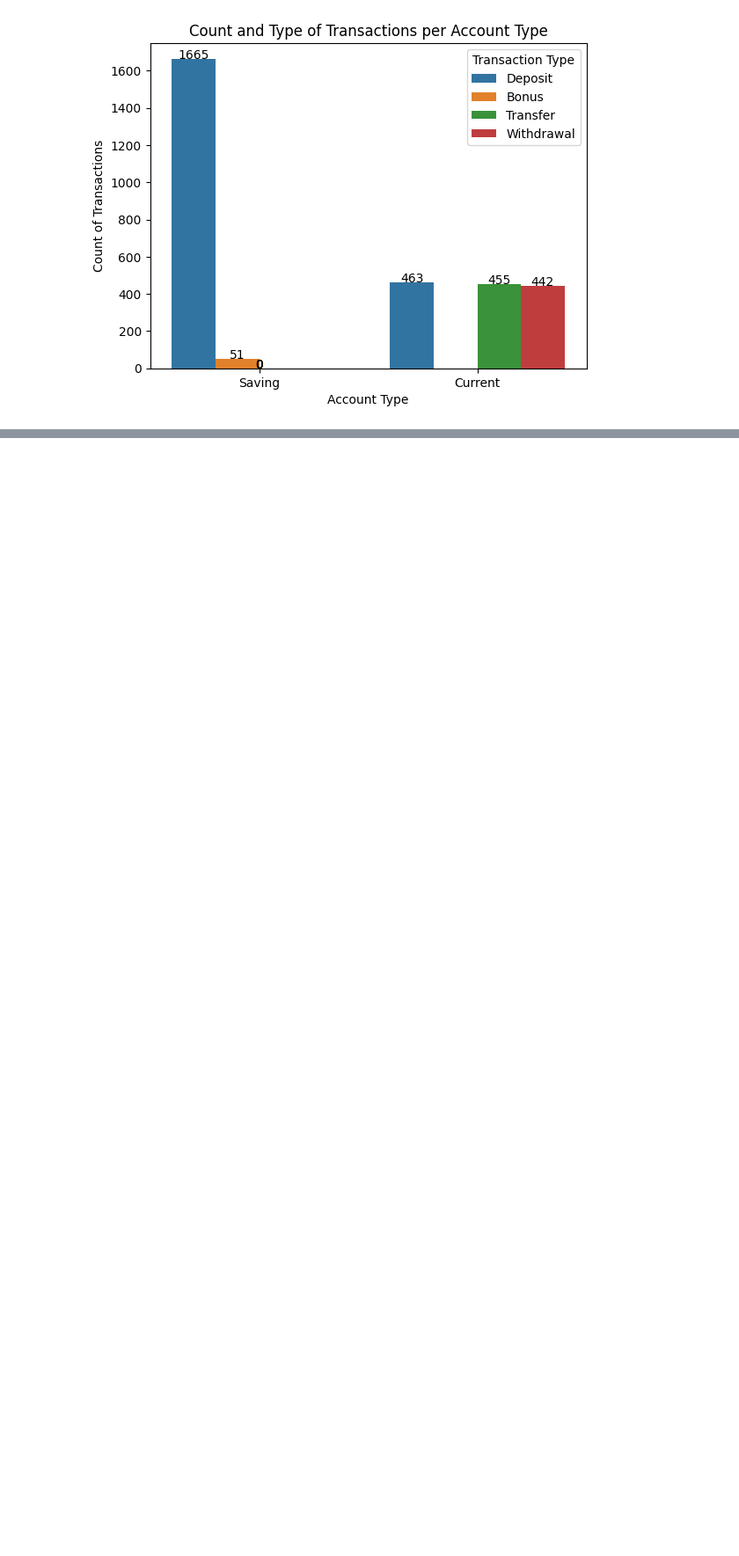
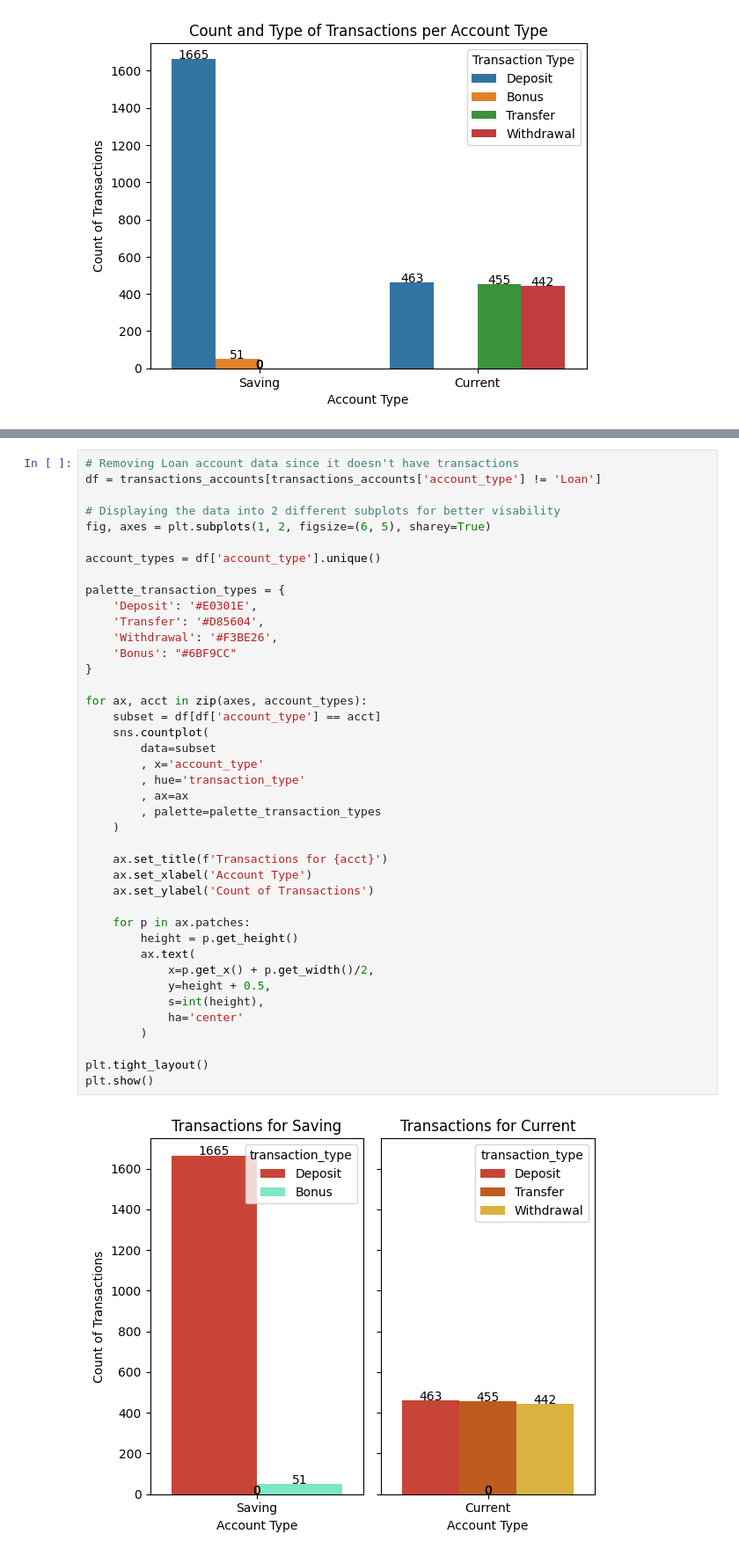
Before and after one commit to arortega-git/world_bank_ETL, a Jupyter notebook: test_pwc/notebook/notebook.ipynb, the cells around one changed output, grey strips where cells are left out. Shown at 88% size. Drawn from its saved outputs; the diff is of its cells as text; blank space fills up the shorter version.

```diff
--- a/test_pwc/notebook/notebook.ipynb
+++ b/test_pwc/notebook/notebook.ipynb
@@ -632,2 +612,45 @@ fig.show()
+# %%
+# Removing Loan account data since it doesn't have transactions
+df = transactions_accounts[transactions_accounts['account_type'] != 'Loan']
+
+# Displaying the data into 2 different subplots for better visability
+fig, axes = plt.subplots(1, 2, figsize=(6, 5), sharey=True)
+
+account_types = df['account_type'].unique()
+
+palette_transaction_types = {
+    'Deposit': '#E0301E',
+    'Transfer': '#D85604',
+    'Withdrawal': '#F3BE26',
+    'Bonus': "#6BF9CC"
+}
+
+for ax, acct in zip(axes, account_types):
+    subset = df[df['account_type'] == acct]
+    sns.countplot(
+        data=subset
+        , x='account_type'
+        , hue='transaction_type'
+        , ax=ax
+        , palette=palette_transaction_types
+    )
+
+    ax.set_title(f'Transactions for {acct}')
+    ax.set_xlabel('Account Type')
+    ax.set_ylabel('Count of Transactions')
+
+    for p in ax.patches:
+        height = p.get_height()
+        ax.text(
+            x=p.get_x() + p.get_width()/2,
+            y=height + 0.5,
+            s=int(height),
+            ha='center'
+        )
+
+plt.tight_layout()
+plt.show()
+# %% [output]
+[figure, added]
 # %% [markdown]
 ### 3.3. Overview of the costs and revenues per product in the last year (2023) together with product profitability
```
Also changed, not shown: parts of 20 cells of this notebook.
